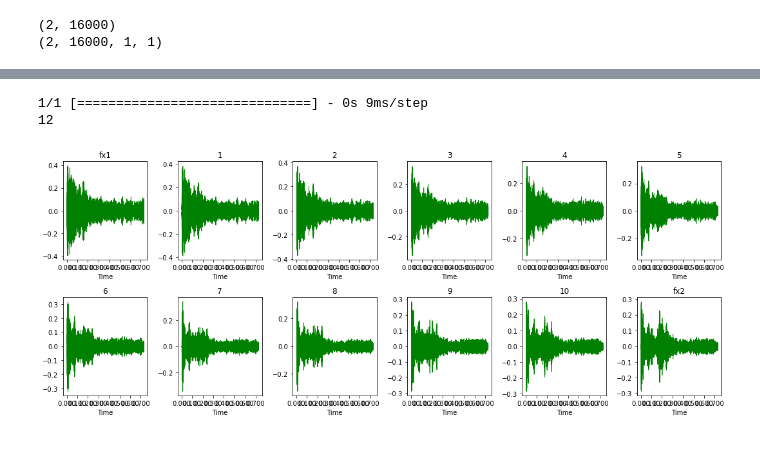
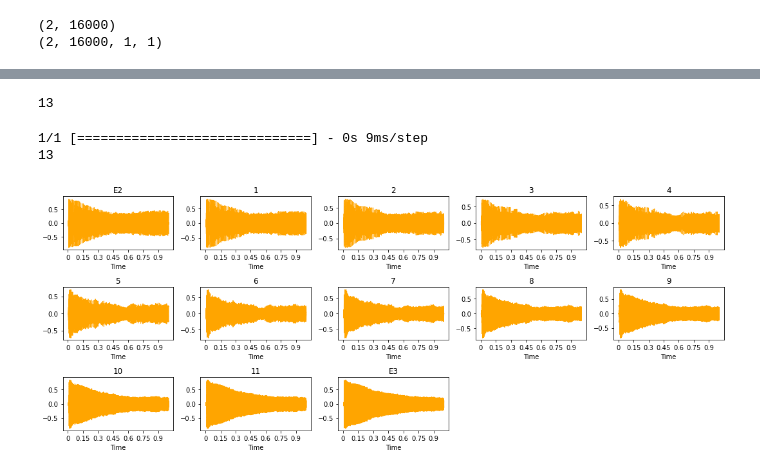
Before and after one commit to mezaga/guitar_VAE, a Jupyter notebook: space_exploration.ipynb, the cells around one changed output, grey strips where cells are left out. Saved outputs shown, nothing was run; the diff lists cells and outputs as text; code cells hidden in the pictures.

```diff
--- a/space_exploration.ipynb
+++ b/space_exploration.ipynb
@@ -288,8 +288,8 @@ def latent_inter(audio_a, audio_b, step = 1):
 #print(latent_inter([0.1,0,0,0],[1,1,1,1],10))
 #print()
 # %%
-num = 8
-num2 =  10
+num = 2
+num2 =  4
 primero = sonidos[num]
 print(primero)
 segundo = sonidos[num2]
@@ -391,20 +409,24 @@ print(latent[0][0])
+# %%
+print(len(gen_latent))
+# %% [output]
+13
 # %%
 labels = []
-labels.extend(['fx1',1,2,3,4,5,6,7,8,9,10,'fx2'])
+labels.extend(['E2',1,2,3,4,5,6,7,8,9,10,11,'E3'])
 gen_latent = vae_decoder.predict(latent_inter(latent[0][0],latent[0][1],11))
-v = [gen_latent[i].flatten() for i in range(12)]
+v = [gen_latent[i].flatten() for i in range(13)]
 print(len(v))
 plt.figure(figsize=(15, 6))#.suptitle("Gen waveform")
-for i in range(gen_audio+2):
-    plt.subplot(2, 6, i+ 1).set_title(labels[i])
-    librosa.display.waveshow(v[i], color='green')
+for i in range(13):
+    plt.subplot(3, 5, i+ 1).set_title(labels[i])
+    librosa.display.waveshow(v[i],sr= sr16k, color='orange')
 plt.tight_layout()
 #plt.title()
 plt.show()
 # %% [output]
 1/1 [==============================] - 0s 9ms/step
-12
+13
-[figure, old version]
+[figure, new version]
 # %%
 Audio(v[11],sr16k)
 # %% [output]
```
Also changed, not shown: parts of 20 cells of this notebook, 10 other files.
